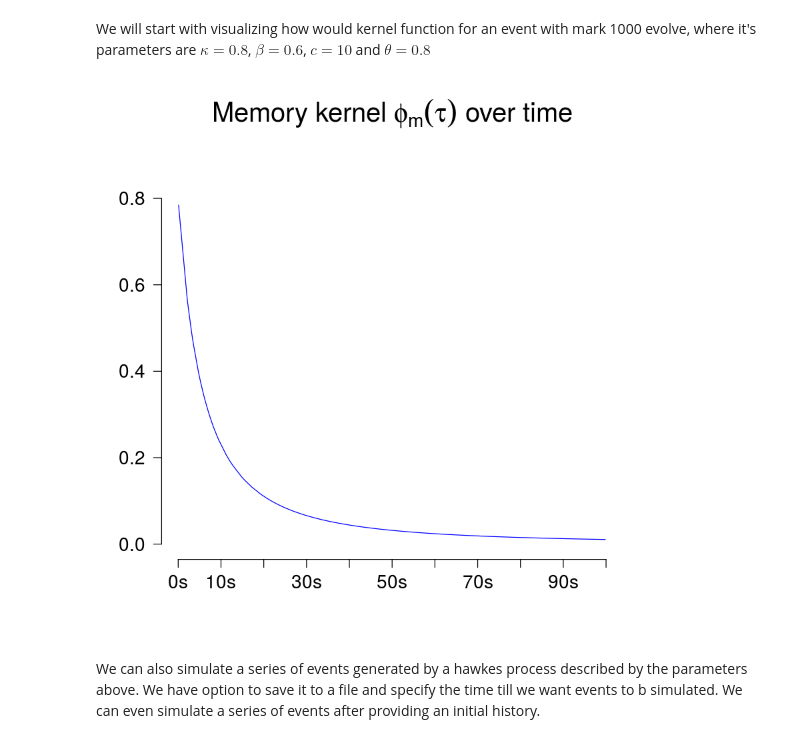
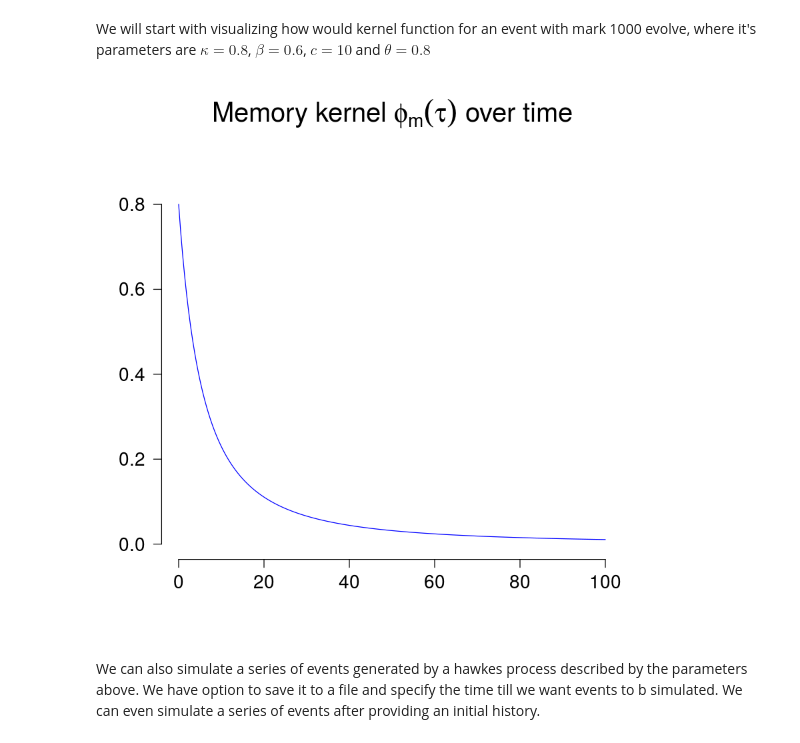
Before and after one commit to s-mishra/featuredriven-hawkes, a Jupyter notebook: code/marked_hawkes_point_process.ipynb, the cells around one changed output. Cells and saved outputs as stored; diff of their text form; code cells hidden in the pictures.

Commit message:
Modified to put intensity plot and use seq for ploting kernel

```diff
--- a/code/marked_hawkes_point_process.ipynb
+++ b/code/marked_hawkes_point_process.ipynb
@@ -17,26 +17,26 @@ We will start with visualizing how would kernel function for an event with mark
 # %%
 # initial event we want to use for simmulation
 event <- c(1000, 0)
 # series of time points we want to simmulate event for
-t <- sort(runif(200, min=0, max=100))
+t <- seq(from = 0, to = 100, length=1000)
 # parameters for kernel
 K <- 0.8
 beta <- 0.6
 c <- 10
 theta <- 0.8
 
 # calling the kernelfunction to get the values
 values <- kernelFct(event = event, t = t, K = K, beta = beta, c = c, theta = theta)
 
 # ploting the kernel function
 plot(x = t, y = values, type = 'l', col = 'blue', pch=16, bty = "n",
       lty = 1, las = 1, yaxt = "n", xaxt = "n", ylim = c(0, max(values)+0.1),
         cex.main = 2, cex.lab = 1.8, cex.axis = 1.4,
         main = expression(paste("Memory kernel ", phi[m] (tau), " over time")), ylab = "", xlab = "" )
 axis(side = 2, las = 1, cex.axis = 1.4)
-axis(side = 1, at = seq(from = 0, by = 10, to = 100), labels = paste(seq(from = 0, by = 10, to = 100), "s", sep = ""), cex.axis = 1.4 )
+axis(side = 1, cex.axis = 1.4 )
 # %% [output]
-[figure, old version]
+[figure, new version]
 # %% [markdown]
 We can also simulate a series of events generated by a hawkes process described by the parameters above. We have option to save it to a file and specify the time till we want events to b simulated. We can even simulate a series of events after providing an initial history.
 # %%
```
Also changed, not shown: parts of 10 cells of this notebook, 2 other files.
